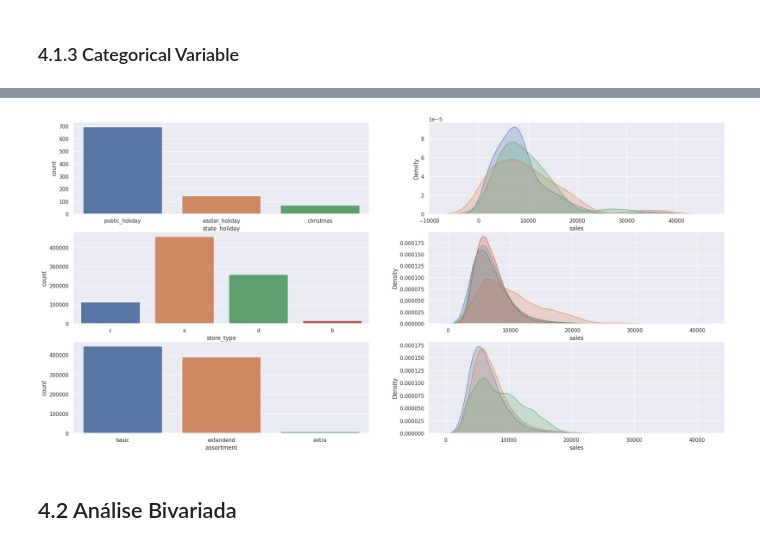
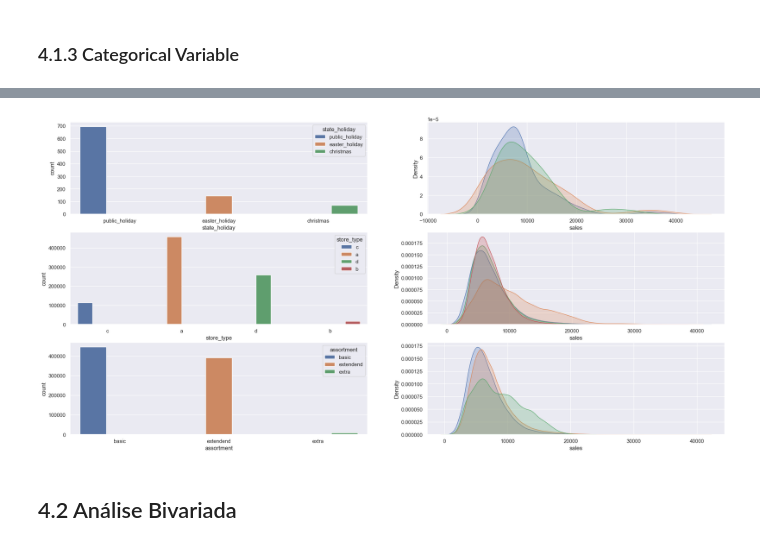
Before and after one commit to Wilmarads/ds_producao, a Jupyter notebook: rosman_04.ipynb, the cells around one changed output, grey strips where cells are left out. Drawn from its saved outputs; the diff is of its cells as text; code cells hidden in the pictures.

```diff
--- a/rosman_04.ipynb
+++ b/rosman_04.ipynb
@@ -491,34 +491,34 @@ num_attributes.hist( bins=25 );
 # %%
 # state_holiday
 plt.subplot ( 3, 2, 1)
 a = df4[df4['state_holiday'] != 'regular_day']
-sns.countplot( x='state_holiday', data=a, hue='state_holiday', legend=False );
+sns.countplot( x='state_holiday', data=a, hue='state_holiday' );
 
 plt.subplot ( 3, 2, 2)
 sns.kdeplot(df4[df4['state_holiday'] == 'public_holiday']['sales'], label='public_holiday', fill=True );
 sns.kdeplot(df4[df4['state_holiday'] == 'easter_holiday']['sales'], label='easter_holiday', fill=True );
 sns.kdeplot(df4[df4['state_holiday'] == 'christmas']['sales'], label='christmas', fill=True );
 
 # store_type
 plt.subplot ( 3, 2, 3)
-sns.countplot( x='store_type', data=df4, hue='store_type', legend=False );
+sns.countplot( x='store_type', data=df4, hue='store_type' );
 
 plt.subplot ( 3, 2, 4)
 sns.kdeplot(df4[df4['store_type'] == 'a']['sales'], label='a', fill=True );
 sns.kdeplot(df4[df4['store_type'] == 'b']['sales'], label='b', fill=True );
 sns.kdeplot(df4[df4['store_type'] == 'c']['sales'], label='c', fill=True );
 sns.kdeplot(df4[df4['store_type'] == 'd']['sales'], label='d', fill=True );
 
 #assortment
 plt.subplot ( 3, 2, 5)
-sns.countplot( x='assortment', data=df4, hue='assortment', legend=False );
+sns.countplot( x='assortment', data=df4, hue='assortment' );
 
 plt.subplot ( 3, 2, 6)
 sns.kdeplot(df4[df4['assortment'] == 'basic']['sales'], label='basic', fill=True );
 sns.kdeplot(df4[df4['assortment'] == 'extendend']['sales'], label='extendend', fill=True );
 sns.kdeplot(df4[df4['assortment'] == 'extra']['sales'], label='extra', fill=True );
 # %% [output]
-[figure, old version]
+[figure, new version]
 # %% [markdown]
    ## 4.2 Análise Bivariada
 # %% [markdown]
```
Also changed, not shown: parts of 24 cells of this notebook.
